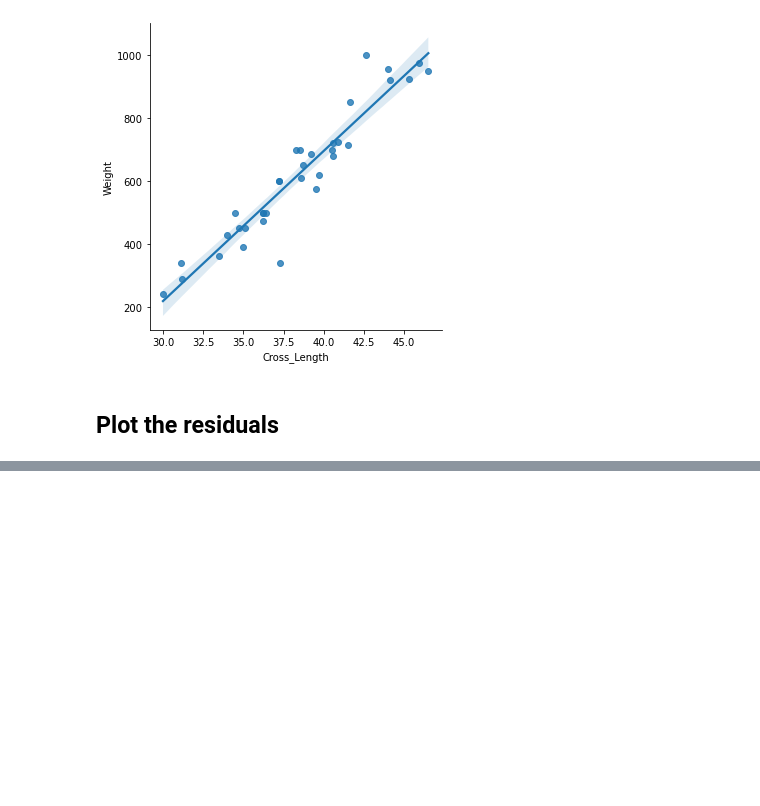
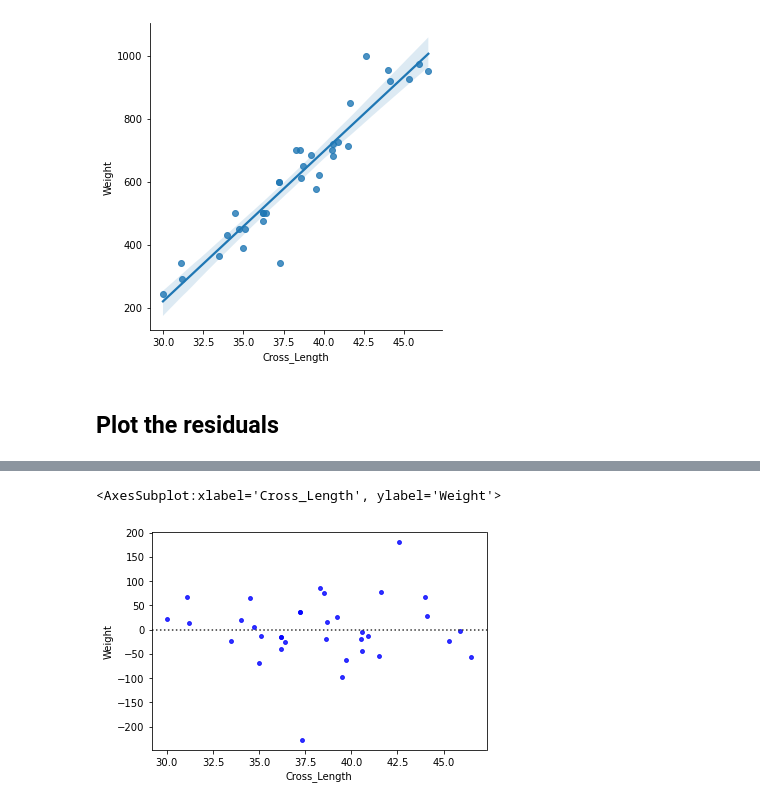
Before and after one commit to TJ-Mothokho/Murach-s-Python-for-Data-Analysis, a Jupyter notebook: Chapter 10/ex_10-1_fish.ipynb, the cells around one changed output, grey strips where cells are left out. Cells and saved outputs as stored; diff of their text form; code cells hidden in the pictures; blank space fills up the shorter version.

```diff
--- a/Chapter 10/ex_10-1_fish.ipynb
+++ b/Chapter 10/ex_10-1_fish.ipynb
@@ -168,3 +192,7 @@ sns.lmplot(data=bream, x='Cross_Length', y='Weight')
 # %%
 # use residplot() to produce a similar result
 # NOTE: use the DataFrame named bream with this method
+sns.residplot(data=bream, x='Cross_Length', y='Weight', scatter_kws={'color':'blue', 's':15})
+# %% [output]
+<AxesSubplot:xlabel='Cross_Length', ylabel='Weight'>
+[figure, added]
```
Also changed, not shown: parts of 4 cells of this notebook.
